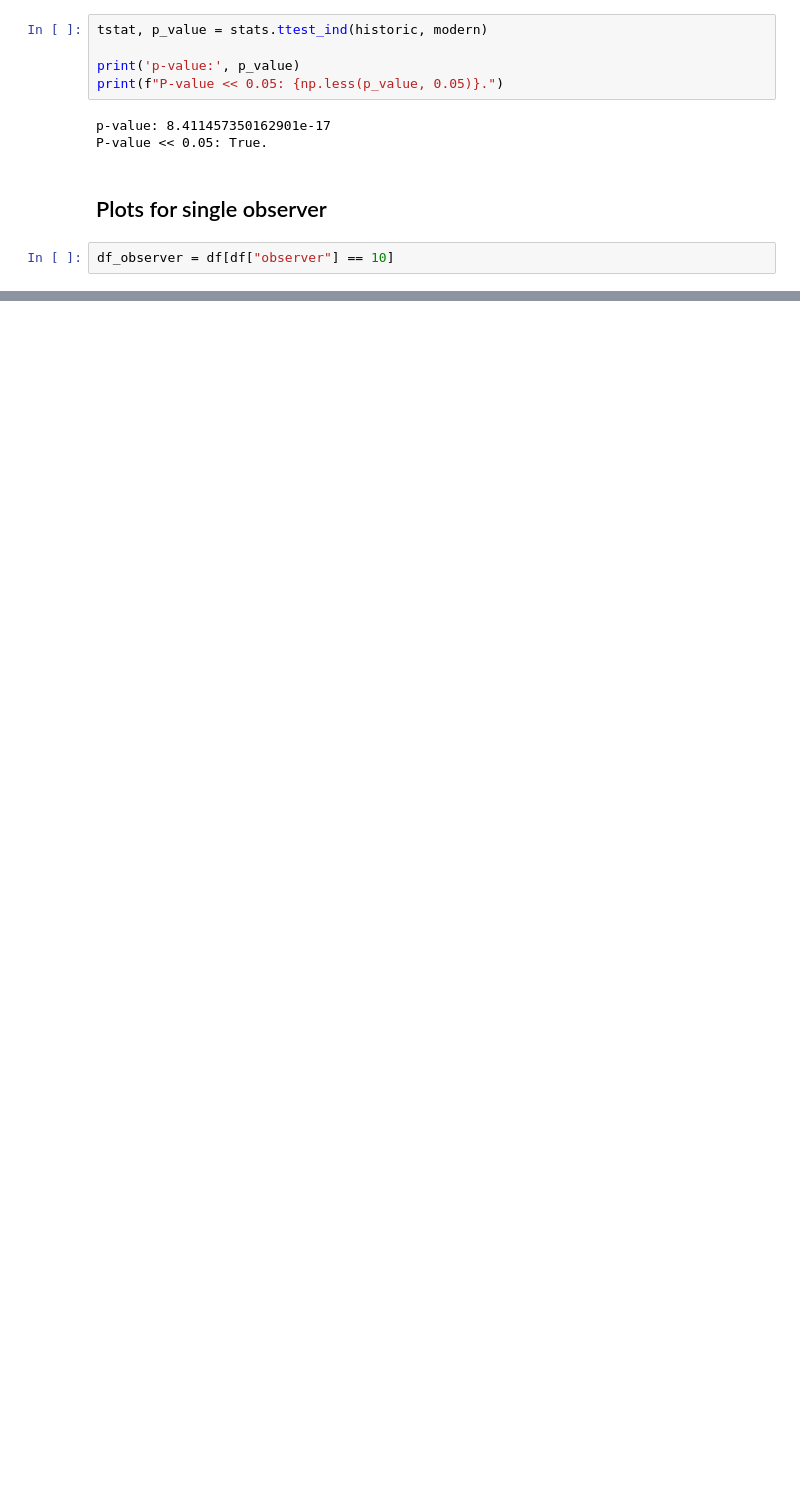
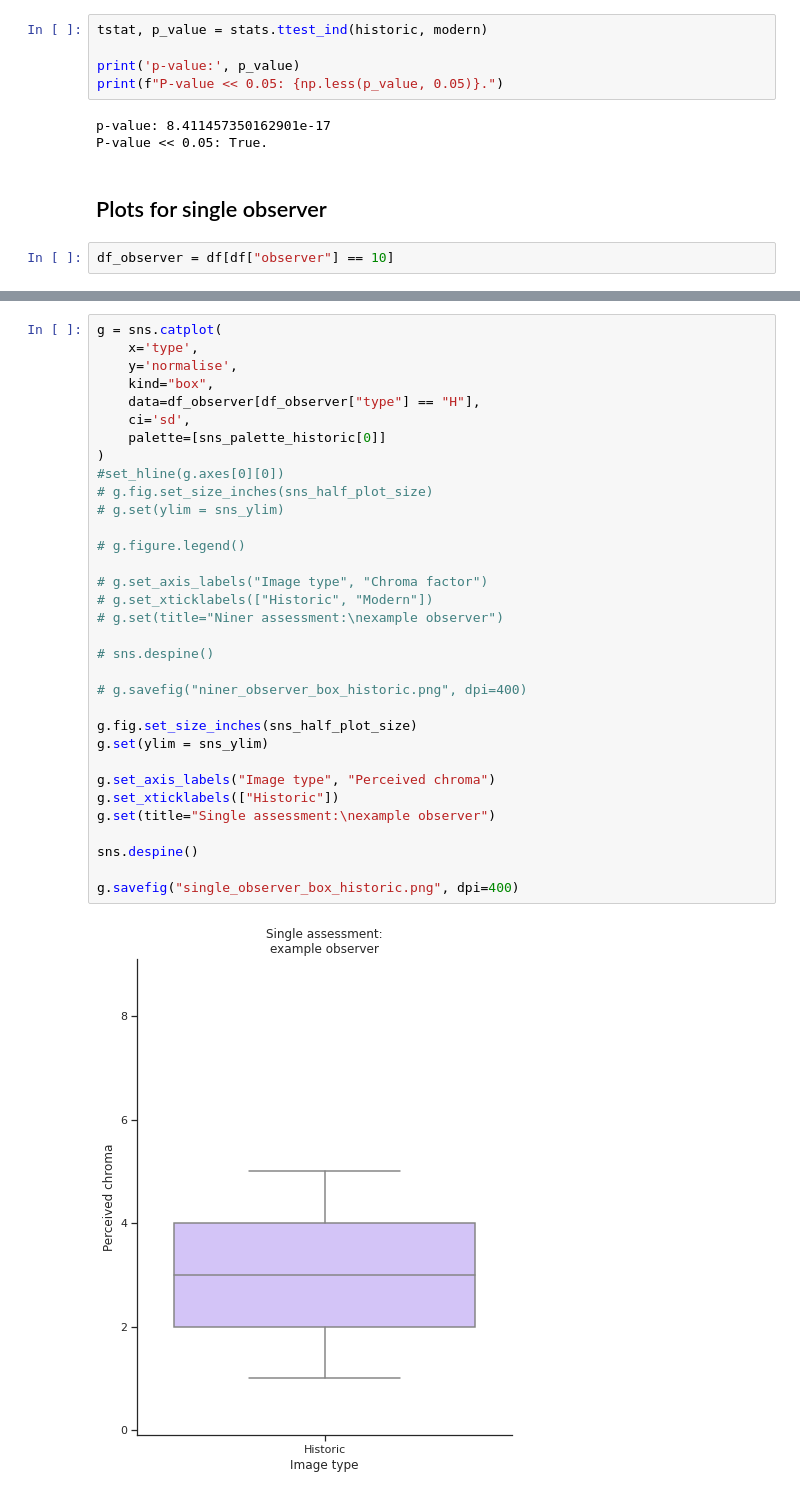
Before and after one commit to Thrrym/PerceptionAndImageQuality, a Jupyter notebook: analysis/single.ipynb, the cells around one changed output, grey strips where cells are left out. Drawn from its saved outputs; the diff is of its cells as text; blank space fills up the shorter version.

```diff
--- a/analysis/single.ipynb
+++ b/analysis/single.ipynb
@@ -291,0 +301,35 @@ g.savefig("single_observer_historic.png", dpi=400)
+# %%
+g = sns.catplot(
+    x='type',
+    y='normalise',
+    kind="box",
+    data=df_observer[df_observer["type"] == "H"],
+    ci='sd',
+    palette=[sns_palette_historic[0]]
+)
+#set_hline(g.axes[0][0])
+# g.fig.set_size_inches(sns_half_plot_size)
+# g.set(ylim = sns_ylim)
+
+# g.figure.legend()
+
+# g.set_axis_labels("Image type", "Chroma factor")
+# g.set_xticklabels(["Historic", "Modern"])
+# g.set(title="Niner assessment:\nexample observer")
+
+# sns.despine()
+
+# g.savefig("niner_observer_box_historic.png", dpi=400)
+
+g.fig.set_size_inches(sns_half_plot_size)
+g.set(ylim = sns_ylim)
+
+g.set_axis_labels("Image type", "Perceived chroma")
+g.set_xticklabels(["Historic"])
+g.set(title="Single assessment:\nexample observer")
+
+sns.despine()
+
+g.savefig("single_observer_box_historic.png", dpi=400)
+# %% [output]
+[figure, added]
```
Also changed, not shown: parts of 3 cells of this notebook, 1 other file.
